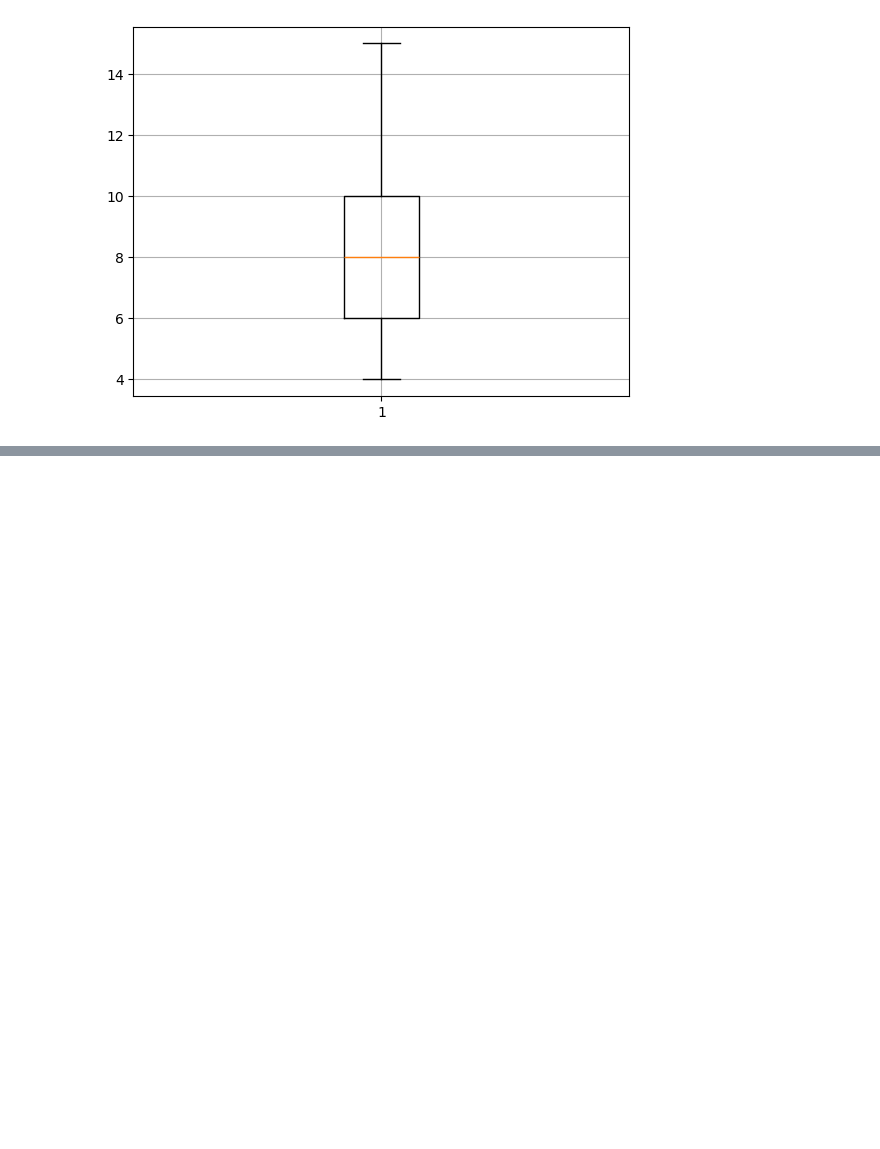
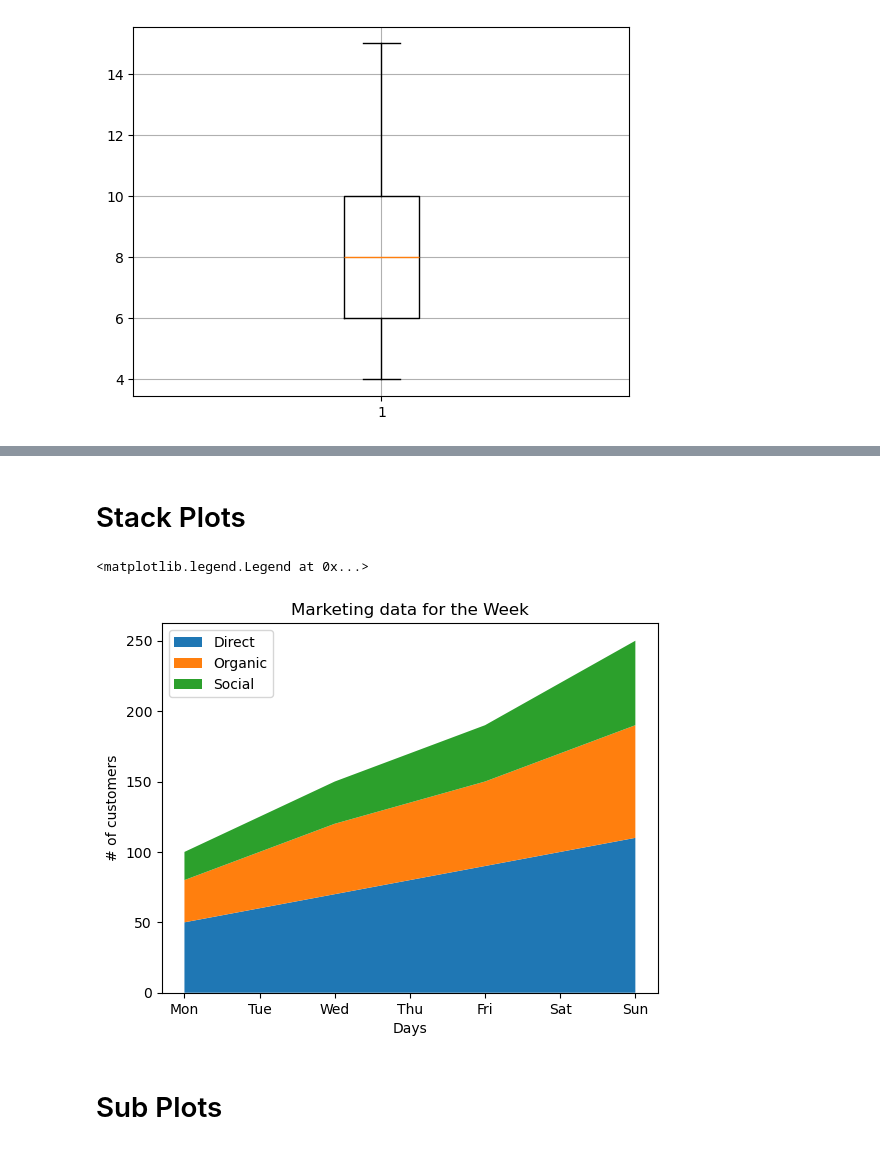
Before and after one commit to md-zaid-10/Data-Visualization, a Jupyter notebook: matplotlib.ipynb, the cells around one changed output, grey strips where cells are left out. Cells and saved outputs as stored; diff of their text form; code cells hidden in the pictures; blank space fills up the shorter version.

```diff
--- a/matplotlib.ipynb
+++ b/matplotlib.ipynb
@@ -410,0 +422,20 @@ plt.grid()
+# %% [markdown]
+# Stack Plots
+# %%
+days = ["Mon", "Tue", "Wed", "Thu", "Fri", "Sat", "Sun"]
+direct = [50, 60, 70, 80, 90, 100, 110]
+organic = [30, 40, 50, 55, 60, 70, 80]
+social = [20, 25, 30, 35, 40, 50, 60]
+
+# plt.pie([direct[0], organic[0], social[0]], labels=["Direct", "Organic", "Social"], autopct="%1.1f%%")
+
+plt.stackplot(days, direct, organic, social, labels=["Direct", "Organic", "Social"])
+plt.title("Marketing data for the Week")
+plt.xlabel("Days")
+plt.ylabel("# of customers")
+plt.legend()
+# %% [output]
+<matplotlib.legend.Legend at 0x...>
+[figure, added]
+# %% [markdown]
+# Sub Plots
```
Also changed, not shown: parts of 1 cell of this notebook.
